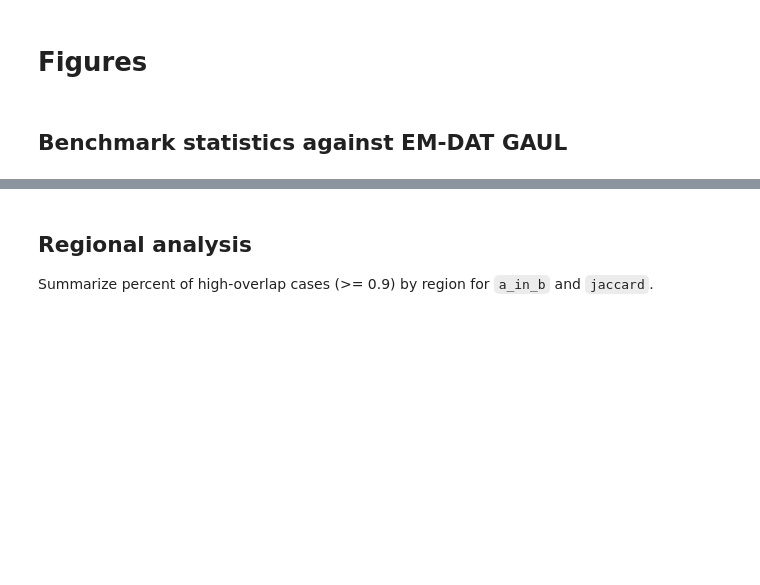
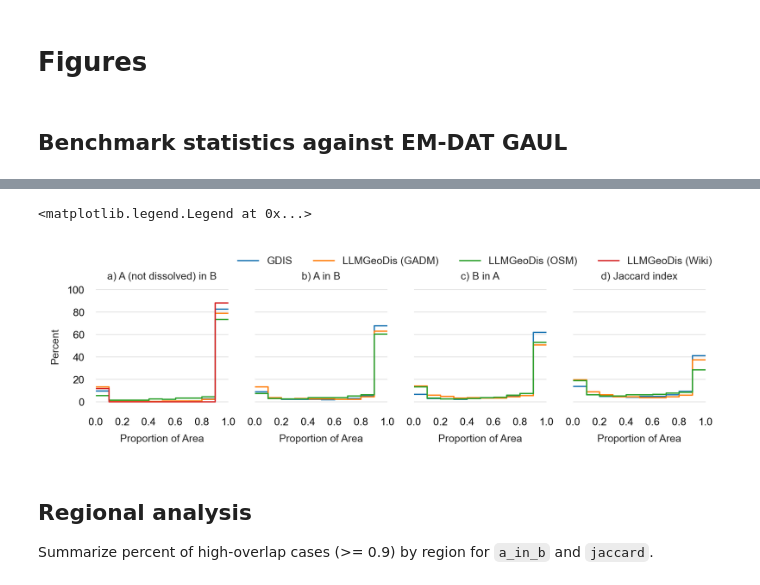
Before and after one commit to em-dat/emdat_geocoding, a Jupyter notebook: comparison_figures.ipynb, the cells around one changed output, grey strips where cells are left out. Cells and saved outputs as stored; diff of their text form; code cells hidden in the pictures; blank space fills up the shorter version.

Commit message:
Update figure style

```diff
--- a/comparison_figures.ipynb
+++ b/comparison_figures.ipynb
@@ -326,34 +434,37 @@ for source, benchmark in combinations_gaul:
     if source != 'LLMGeoDis (Wiki)':
         sns.histplot(data=subset_data_dissolved, x='a_in_b', ax=ax1,
                      label=f'{source}',
                      **histplot_kwargs)  # (n={len(subset_data_dissolved):,})
         sns.histplot(data=subset_data_dissolved, x='b_in_a', ax=ax2,
                      label=f'{source}',
                      **histplot_kwargs)  # (n={len(subset_data_dissolved):,})
         sns.histplot(data=subset_data_dissolved, x='jaccard', ax=ax3,
                      label=f'{source}',
                      **histplot_kwargs)  # (n={len(subset_data_dissolved):,})
 
 
 def _format_ax(ax):
     ax.yaxis.set_major_locator(MultipleLocator(20))
     ax.yaxis.set_minor_locator(MultipleLocator(10))
     ax.xaxis.set_major_locator(MultipleLocator(.20))
     ax.xaxis.set_minor_locator(MultipleLocator(.10))
-    ax.grid(which='both', axis='y', linestyle='-', linewidth=.3,
+    ax.grid(which='major', axis='y', linestyle='-', linewidth=.3,
             color='lightgrey')
     ax.set_ylim((-1, 100))
     ax.set_xlim((0, 1))
     ax.spines['left'].set_visible(False)
     ax.spines['bottom'].set_position(('outward', 2))
     ax.set(xlabel="Proportion of Area")
     return ax
 
 
 for ax in axes.flatten():
     _format_ax(ax)
 ax0.legend(loc='center left', ncol=4, title=None, frameon=False,
            bbox_to_anchor=(1, 1.25))
+# %% [output]
+<matplotlib.legend.Legend at 0x...>
+[figure, added]
 # %% [markdown]
 ## Regional analysis
 Summarize percent of high-overlap cases (>= 0.9) by region for `a_in_b` and `jaccard`.
```
Also changed, not shown: parts of 14 cells of this notebook.
